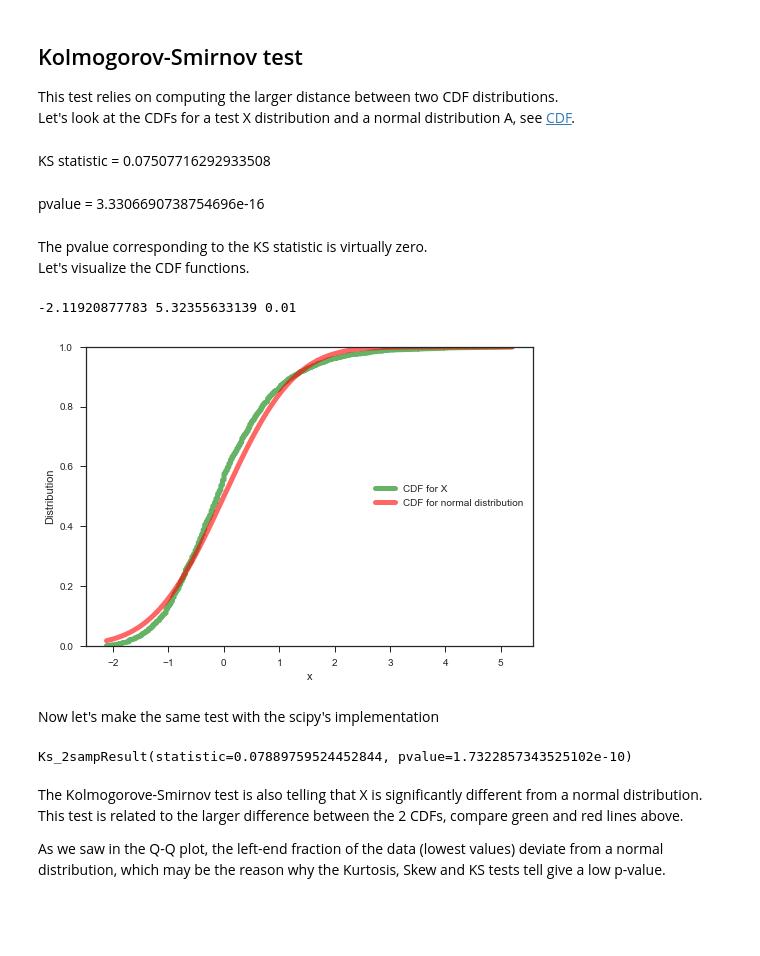
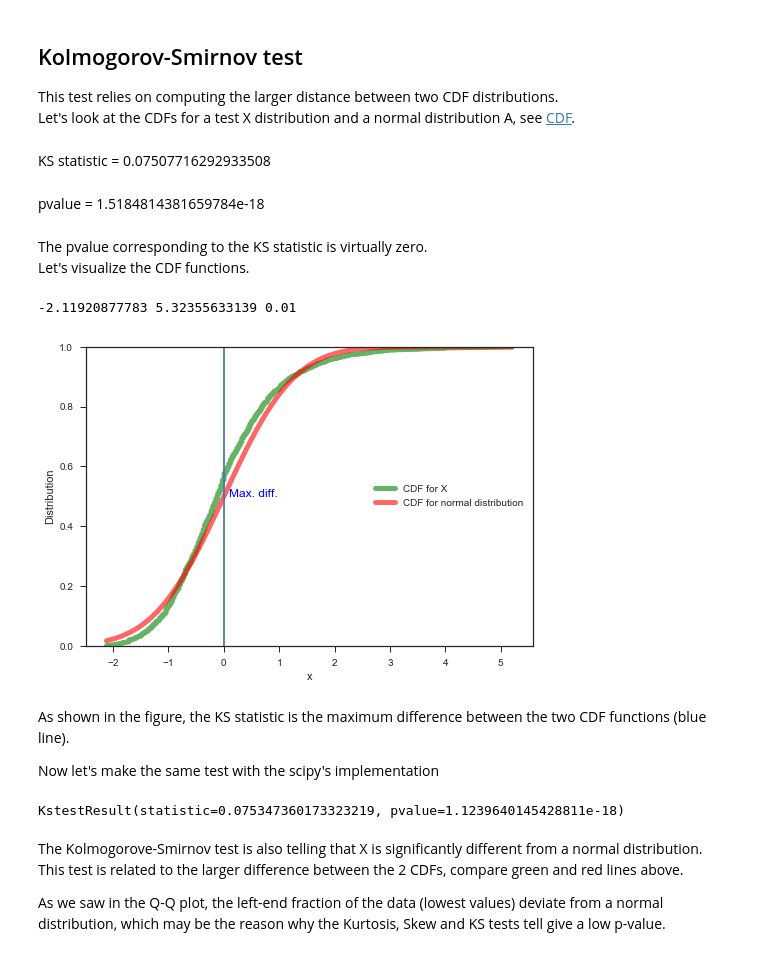
Before and after one commit to trangel/stats-with-python, a Jupyter notebook: notebooks/Normality test.ipynb, the cells around one changed output. Drawn from its saved outputs; the diff is of its cells as text; code cells hidden in the pictures; blank space fills up the shorter version.

```diff
--- a/notebooks/Normality test.ipynb
+++ b/notebooks/Normality test.ipynb
@@ -224,6 +224,7 @@ Let's look at the CDFs for a test X distribution and a normal distribution A, se
 # Get CDF functions:
 
 from scipy.stats import norm
+from scipy.special import kolmogorov
 
 # Get CDF for X, this may not be the most effective or elegant way to do this:
 percentiles = np.arange(0,1,(1.0-0.0)/len(X))*100.0
@@ -241,51 +242,60 @@ CDF_A = rv.cdf(Values)
 
 # Get the maximum distance between the two distributions:
 KS_statistic = (CDF_X - CDF_A).max()
+# Get the index for the max. between the two distributions, for plotting
+KS_index = (CDF_X - CDF_A).argmax()
 
-# Get the pvalue from the KS two-tailed distribution:
-pvalue = stats.kstwobign.cdf(KS_statistic)
+# Get the pvalue from the corresonding scipy function:
+# https://docs.scipy.org/doc/scipy-0.19.1/reference/generated/scipy.special.kolmogorov.html
+pvalue=kolmogorov(np.sqrt(len(X))*KS_statistic)
 printmd("KS statistic = {}".format(KS_statistic))
 printmd("pvalue = {}".format(pvalue))
 # %% [output]
 KS statistic = 0.07507716292933508
-pvalue = 3.3306690738754696e-16
+pvalue = 1.5184814381659784e-18
 # %% [markdown]
 The pvalue corresponding to the KS statistic is virtually zero.
 Let's visualize the CDF functions.
 # %%
 import matplotlib as plt
 xmax = X.max()
 xmin = X.min()
 xstep = 0.01
 
 print(xmin,xmax,xstep)
 
 xx = np.arange(xmin,xmax,xstep)
 
 fig, ax = plt.pyplot.subplots()
 
 ax.plot(Values, CDF_X, 'g-', lw=5, alpha=0.6, label = 'CDF for X' )
 ax.plot(Values, CDF_A, 'r-', lw=5, alpha=0.6, label = 'CDF for normal distribution')
 
+ax.axvline(x=X[KS_index])
+
+ax.text(0.1 , 0.5, r'Max. diff.',color='b')
+
 #plt.xlim(-3,7)
 plt.pyplot.ylim(0,1)
 
 ax.legend(loc='right')
 #ax.set_title('PDF function')
 ax.set_ylabel('Distribution')
 ax.set_xlabel('x')
 
 
 plt.pyplot.show()
 # %% [output]
 -2.11920877783 5.32355633139 0.01
-[figure, old version]
+[figure, new version]
 # %% [markdown]
+As shown in the figure, the KS statistic is the maximum difference between the two CDF functions (blue line).
+
 Now let's make the same test with the scipy's implementation
-# %%
-stats.ks_2samp(X, A)
-# %% [output]
-Ks_2sampResult(statistic=0.07889759524452844, pvalue=1.7322857343525102e-10)
+# %%
+stats.kstest(X,'norm',N=len(X))
+# %% [output]
+KstestResult(statistic=0.075347360173323219, pvalue=1.1239640145428811e-18)
 # %% [markdown]
 The Kolmogorove-Smirnov test is also telling that X is significantly different from a normal distribution. This test is related to the larger difference between the 2 CDFs, compare green and red lines above.
 
```
Also changed, not shown: parts of 6 cells of this notebook.
